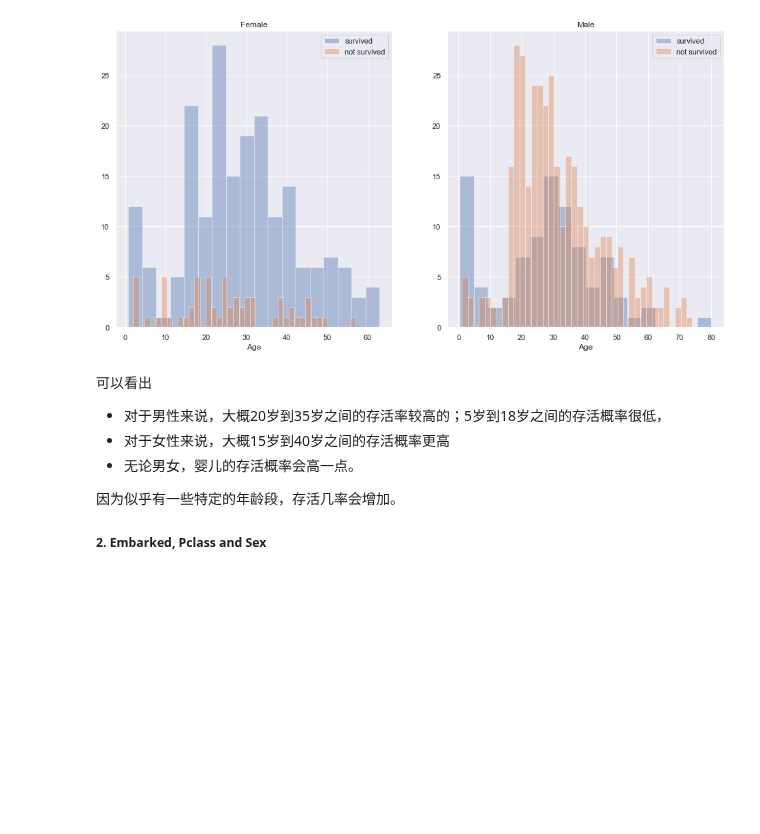
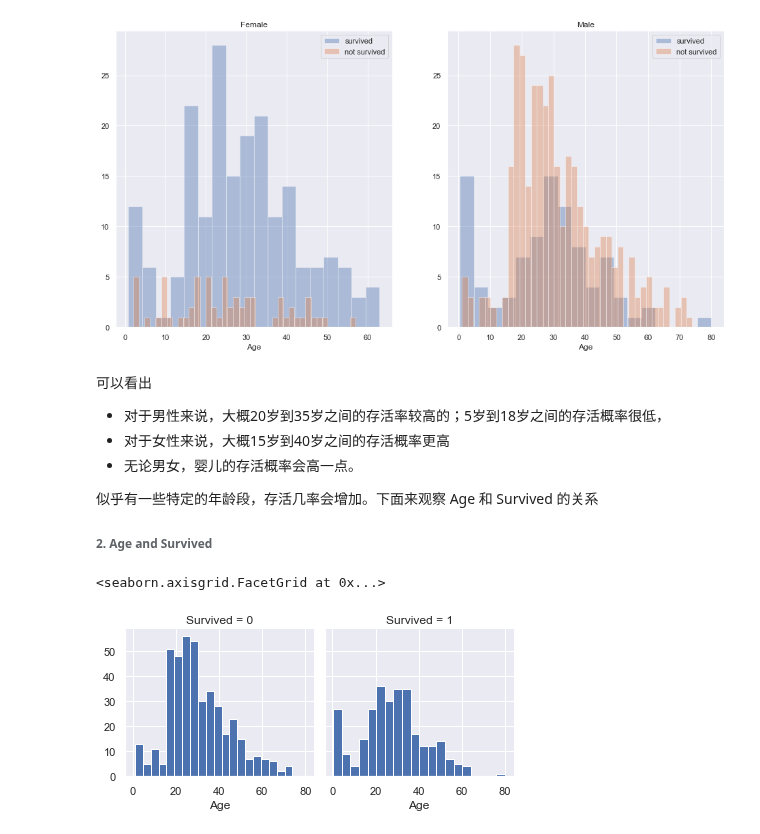
Before and after one commit to Jamie33/learngit, a Jupyter notebook: DataAnalysis/Titanic.ipynb, the cells around one changed output. Saved outputs shown, nothing was run; the diff lists cells and outputs as text; code cells hidden in the pictures; blank space fills up the shorter version.

```diff
--- a/DataAnalysis/Titanic.ipynb
+++ b/DataAnalysis/Titanic.ipynb
@@ -419,6 +419,19 @@ Text(0.5, 1.0, 'Male')
 - 对于女性来说，大概15岁到40岁之间的存活概率更高
 - 无论男女，婴儿的存活概率会高一点。
 
-因为似乎有一些特定的年龄段，存活几率会增加。
+似乎有一些特定的年龄段，存活几率会增加。下面来观察 Age 和 Survived 的关系
 
-##### 2. Embarked, Pclass and Sex
+###### 2. Age and Survived
+# %%
+import matplotlib.pyplot as plt #导入 matplotlib.pyplot，并简写成plt
+import seaborn as sns
+import numpy as np  #导入numpy包，用于生成数组
+import pandas as pd #导入pandas包，用于数据分析
+#IPython notebook中的魔法方法，这样每次运行后可以直接得到图像，不再需要使用plt.show()
+%matplotlib inline
+
+g = sns.FacetGrid(train_df, col='Survived')
+g.map(plt.hist, 'Age', bins=20)
+# %% [output]
+<seaborn.axisgrid.FacetGrid at 0x...>
+[figure, added]
```
Also changed, not shown: parts of 6 cells of this notebook, 2 other files.
